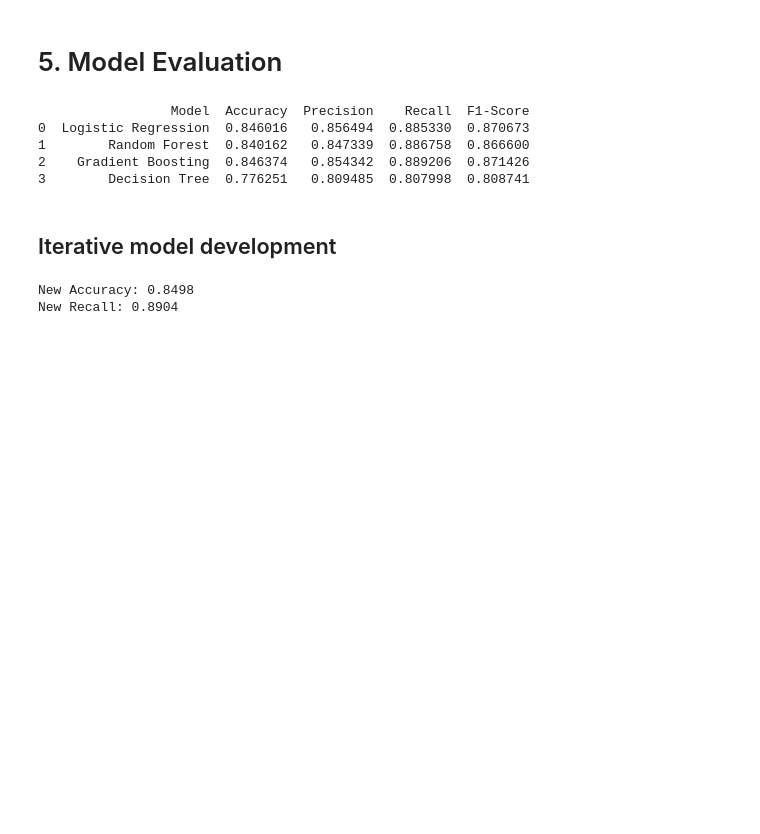
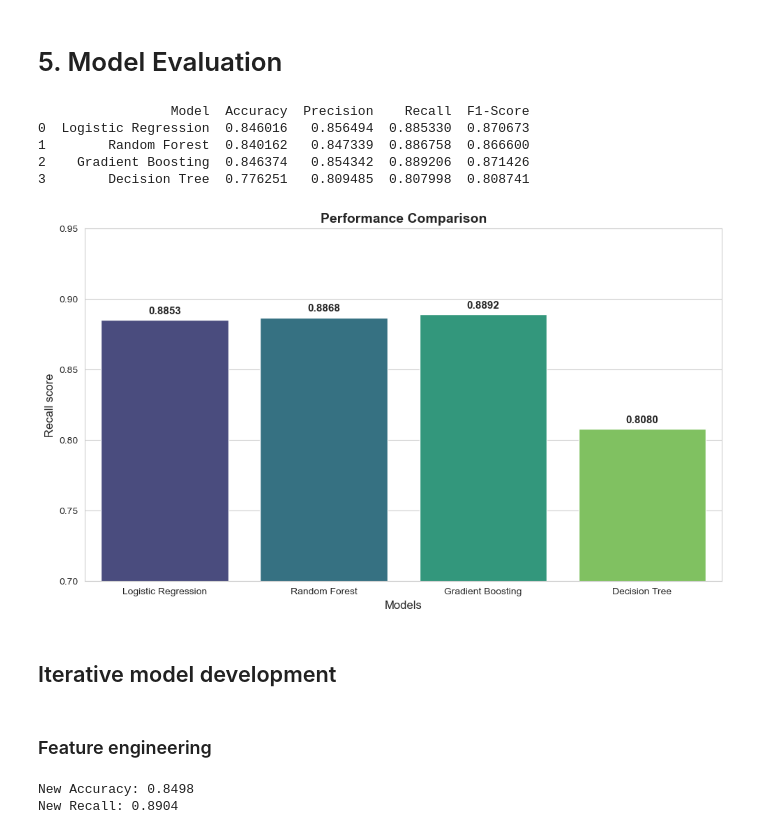
Before and after one commit to sxeptical/mldp-project, a Jupyter notebook: MLDP.ipynb, the cells around one changed output. Saved outputs shown, nothing was run; the diff lists cells and outputs as text; code cells hidden in the pictures; blank space fills up the shorter version.

```diff
--- a/MLDP.ipynb
+++ b/MLDP.ipynb
@@ -256,5 +254,40 @@ print(evaluation_df)
+# %%
+# Create a performance comparison dataframe
+performance_data = {
+    'Model': ['Logistic Regression', 'Random Forest', 'Gradient Boosting', 'Decision Tree'],
+    'Accuracy': [0.8460, 0.8402, 0.8464, 0.7763],
+    'Recall': [0.8853, 0.8868, 0.8892, 0.8080]
+}
+df_perf = pd.DataFrame(performance_data)
+
+# Setting the visual style to match your preference
+plt.figure(figsize=(10, 6))
+sns.set_style("whitegrid")
+
+ax = sns.barplot(x='Model', y='Recall', data=df_perf, palette='viridis', hue='Model')
+
+# Adding data labels on top of each bar for high precision
+for p in ax.patches:
+    ax.annotate(f'{p.get_height():.4f}',
+                (p.get_x() + p.get_width() / 2., p.get_height()),
+                ha='center', va='center',
+                xytext=(0, 9),
+                textcoords='offset points',
+                fontsize=11, fontweight='bold')
+
+plt.title('Performance Comparison', fontsize=14, fontweight='bold')
+plt.xlabel('Models', fontsize=12)
+plt.ylabel('Recall score', fontsize=12)
+plt.ylim(0.7, 0.95)
+
+plt.tight_layout()
+plt.show()
+# %% [output]
+[figure, added]
 # %% [markdown]
 ## Iterative model development
+# %% [markdown]
+### Feature engineering
 # %%
 ## Further feature engineering / feature selection
 cols_to_convert = ['Academic Pressure', 'Work/Study Hours', 'Study Satisfaction', 'Financial Stress']
```
Also changed, not shown: parts of 7 cells of this notebook, 2 other files.
